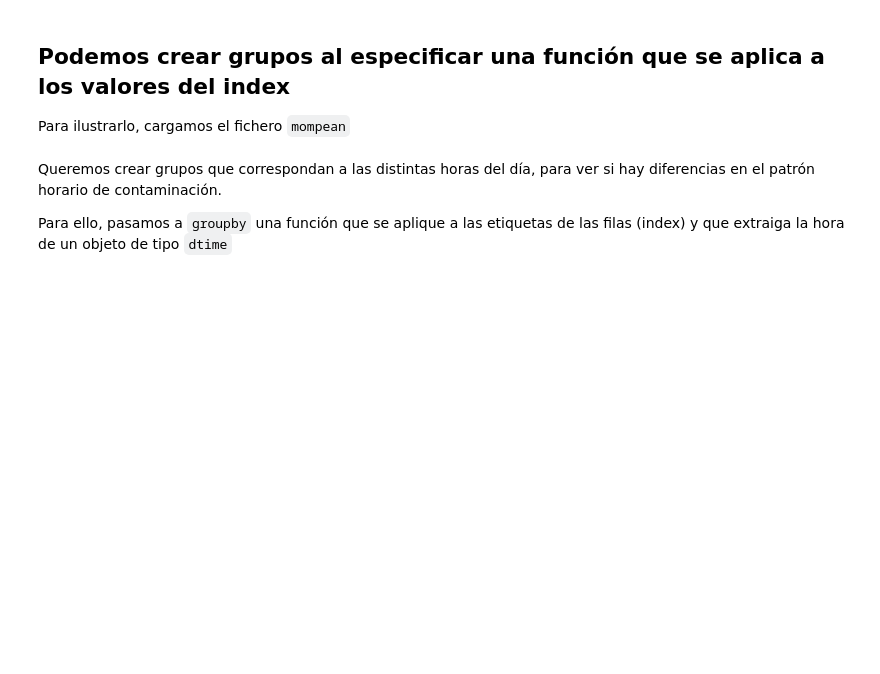
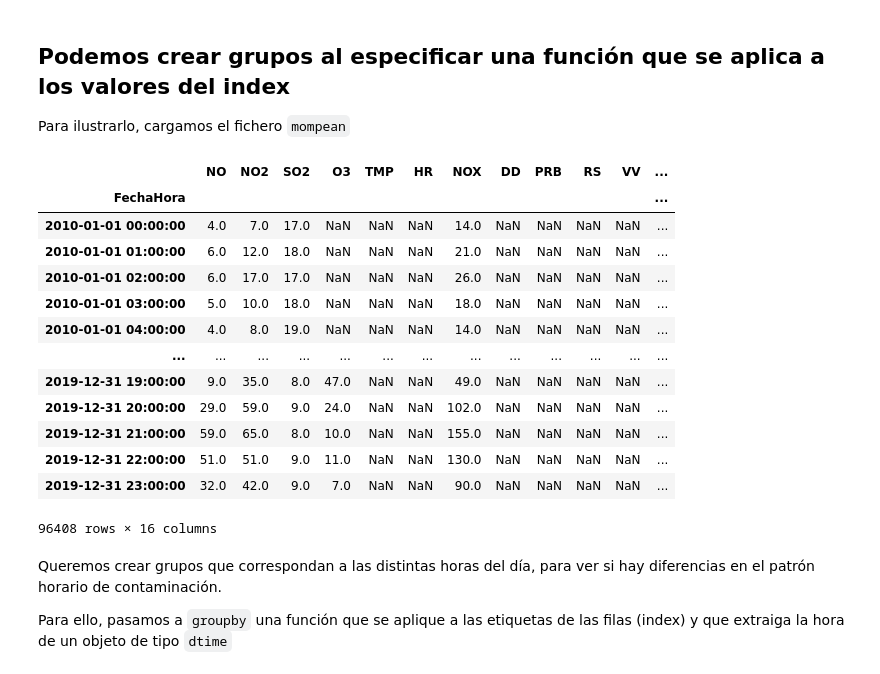
Before and after one commit to Antoniogins/IntroductionToDataScience, a Jupyter notebook: src/04-transformaciones/explicaciones-groupby-slides.ipynb, the cells around one changed output. Saved outputs shown, nothing was run; the diff lists cells and outputs as text; code cells hidden in the pictures; blank space fills up the shorter version.

```diff
--- a/src/04-transformaciones/explicaciones-groupby-slides.ipynb
+++ b/src/04-transformaciones/explicaciones-groupby-slides.ipynb
@@ -42,6 +179,28 @@ agrupados.size()
 ## Podemos crear grupos al especificar una función que se aplica a los valores del index
 
 Para ilustrarlo, cargamos el fichero `mompean`
+# %%
+mompean = pd.read_csv(
+    DATA_DIR / "mompean.csv",
+    parse_dates=["FechaHora"],
+    index_col=0
+)
+mompean
+# %% [output]
+|  | NO | NO2 | SO2 | O3 | TMP | HR | NOX | DD | PRB | RS | VV | ... |
+| FechaHora |  |  |  |  |  |  |  |  |  |  |  | ... |
+| 2010-01-01 00:00:00 | 4.0 | 7.0 | 17.0 | NaN | NaN | NaN | 14.0 | NaN | NaN | NaN | NaN | ... |
+| 2010-01-01 01:00:00 | 6.0 | 12.0 | 18.0 | NaN | NaN | NaN | 21.0 | NaN | NaN | NaN | NaN | ... |
+| 2010-01-01 02:00:00 | 6.0 | 17.0 | 17.0 | NaN | NaN | NaN | 26.0 | NaN | NaN | NaN | NaN | ... |
+| 2010-01-01 03:00:00 | 5.0 | 10.0 | 18.0 | NaN | NaN | NaN | 18.0 | NaN | NaN | NaN | NaN | ... |
+| 2010-01-01 04:00:00 | 4.0 | 8.0 | 19.0 | NaN | NaN | NaN | 14.0 | NaN | NaN | NaN | NaN | ... |
+| ... | ... | ... | ... | ... | ... | ... | ... | ... | ... | ... | ... | ... |
+| 2019-12-31 19:00:00 | 9.0 | 35.0 | 8.0 | 47.0 | NaN | NaN | 49.0 | NaN | NaN | NaN | NaN | ... |
+| 2019-12-31 20:00:00 | 29.0 | 59.0 | 9.0 | 24.0 | NaN | NaN | 102.0 | NaN | NaN | NaN | NaN | ... |
+| 2019-12-31 21:00:00 | 59.0 | 65.0 | 8.0 | 10.0 | NaN | NaN | 155.0 | NaN | NaN | NaN | NaN | ... |
+| 2019-12-31 22:00:00 | 51.0 | 51.0 | 9.0 | 11.0 | NaN | NaN | 130.0 | NaN | NaN | NaN | NaN | ... |
+| 2019-12-31 23:00:00 | 32.0 | 42.0 | 9.0 | 7.0 | NaN | NaN | 90.0 | NaN | NaN | NaN | NaN | ... |
+96408 rows × 16 columns
 # %% [markdown]
 Queremos crear grupos que correspondan a las distintas horas del día, para ver si hay diferencias en el patrón horario de contaminación.
 
```
Also changed, not shown: parts of 32 cells of this notebook, 3 other files.
